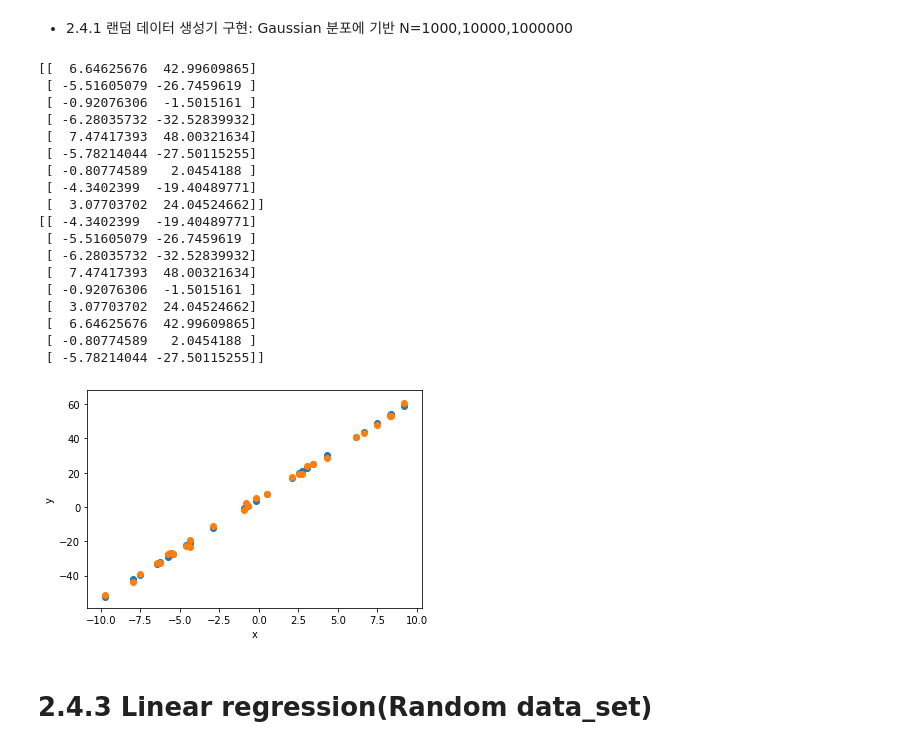
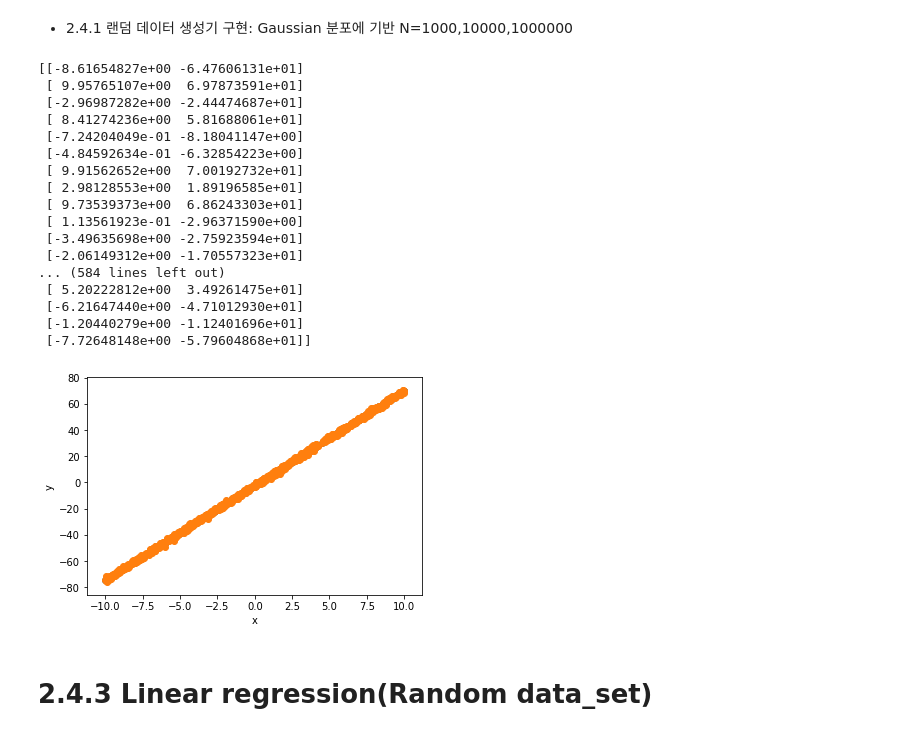
Before and after one commit to YHWOO13/JBNU-2021-WINTER, a Jupyter notebook: Deep Learning/2.Linear regression.ipynb, the cells around one changed output. Drawn from its saved outputs; the diff is of its cells as text; code cells hidden in the pictures.

```diff
--- a/Deep Learning/2.Linear regression.ipynb
+++ b/Deep Learning/2.Linear regression.ipynb
@@ -8,22 +8,3 @@
 import numpy as np
 import random
 import matplotlib.pyplot as plt
-# %%
-# 2.1 Linear regression을 위한 식 유도 (행렬에 대한 미분공식 이용)
-np.random.seed(0)
-w_row=random.randrange(2,4)
-w_col=random.randrange(2,4)
-x_col=random.randrange(2,4)
-
-w=np.random.randint(-7,7,(w_row,w_col))
-w_T=np.transpose(w)
-x=np.random.randint(-7,7,(w_row,x_col))
-bias=np.random.randint(0,1,(x_col,1))
-bias=np.ones_like(bias)
-
-print(w)
-print('\n',w_T)
-print('\n',x)
-print('\n',bias)
-
-# 2.1-1
@@ -124,7 +92,7 @@ def batch(loss_grad):
 
 print('=============')
 
-minibatch_size = 3
+minibatch_size = 4
 number_minibatch= np.int(np.ceil(matrix.shape[0]/minibatch_size))
 
 for i in range(1, number_minibatch+1):
@@ -183,65 +161,63 @@ ylis = []
 flis = []
 wlis = []
 
-def data_set(R,size):
+def data_set(N,size):
     #size==특징의 개수
+    R =
     W= np.random.uniform(-R,R,size=size)
     b= np.random.uniform(-R,R,size=size)
     b= random.choice(b)
 
-    for i in range(30):
+    for i in range(N):
         x = np.random.uniform(-R,R,size=size)
         y = np.random.normal(W*x+b,1,size=size)
         xlis.append(x)
         ylis.append(y)
         flis.append(W*x+b)
 
     x=np.array(xlis)
     y=np.array(ylis)
 
     result = np.concatenate((x,y),axis=1)
 
     return result
 
 result=data_set(10,1)
 plt.scatter(xlis,flis)
 plt.scatter(xlis,ylis)
 plt.xlabel('x')
 plt.ylabel('y')
 
 train_idx=int(result.shape[0]*0.6)
 dev_idx=int(result.shape[0]*0.1)
 test_idx=int(result.shape[0]*0.3)
 
 train_data_set=result[0:train_idx,:]
 test_data_set=result[train_idx:train_idx+test_idx,:]
 dev_data_set=result[train_idx+test_idx:train_idx+test_idx+dev_idx,:]
 
 print(test_data_set)
 test_data_set=np.random.permutation(test_data_set)
 print(test_data_set)
-
-#print(result[:,0])
 # %% [output]
-[[  6.64625676  42.99609865]
- [ -5.51605079 -26.7459619 ]
- [ -0.92076306  -1.5015161 ]
- [ -6.28035732 -32.52839932]
- [  7.47417393  48.00321634]
- [ -5.78214044 -27.50115255]
- [ -0.80774589   2.0454188 ]
- [ -4.3402399  -19.40489771]
- [  3.07703702  24.04524662]]
-[[ -4.3402399  -19.40489771]
- [ -5.51605079 -26.7459619 ]
- [ -6.28035732 -32.52839932]
- [  7.47417393  48.00321634]
- [ -0.92076306  -1.5015161 ]
- [  3.07703702  24.04524662]
- [  6.64625676  42.99609865]
- [ -0.80774589   2.0454188 ]
- [ -5.78214044 -27.50115255]]
+[[-8.61654827e+00 -6.47606131e+01]
+ [ 9.95765107e+00  6.97873591e+01]
+ [-2.96987282e+00 -2.44474687e+01]
+ [ 8.41274236e+00  5.81688061e+01]
+ [-7.24204049e-01 -8.18041147e+00]
+ [-4.84592634e-01 -6.32854223e+00]
+ [ 9.91562652e+00  7.00192732e+01]
+ [ 2.98128553e+00  1.89196585e+01]
+ [ 9.73539373e+00  6.86243303e+01]
+ [ 1.13561923e-01 -2.96371590e+00]
+ [-3.49635698e+00 -2.75923594e+01]
+ [-2.06149312e+00 -1.70557323e+01]
+... (584 lines left out)
+ [ 5.20222812e+00  3.49261475e+01]
+ [-6.21647440e+00 -4.71012930e+01]
+ [-1.20440279e+00 -1.12401696e+01]
+ [-7.72648148e+00 -5.79604868e+01]]
-[figure, old version]
+[figure, new version]
 # %%
 # 2.4.2 scikit sample: Diabetes
 
```
Also changed, not shown: parts of 7 cells of this notebook.
